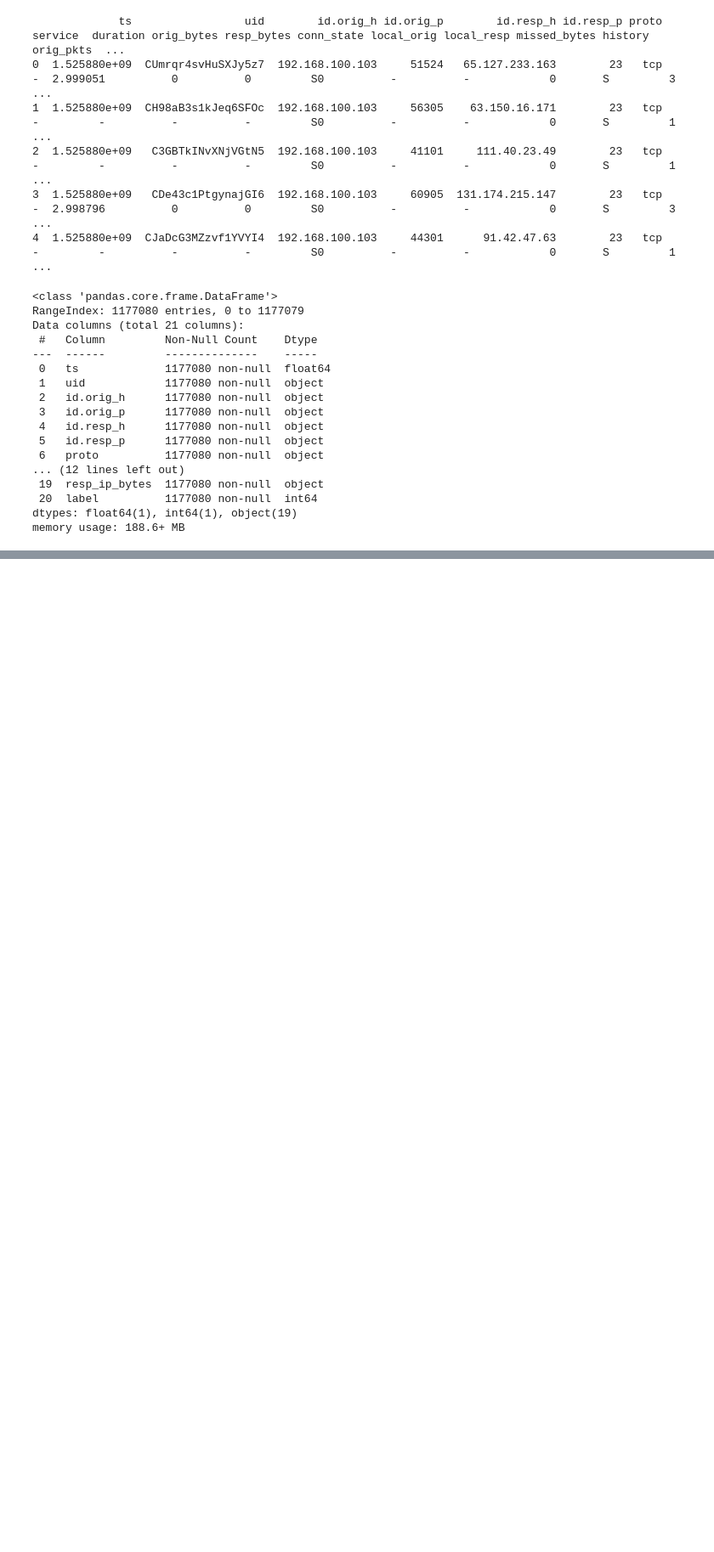
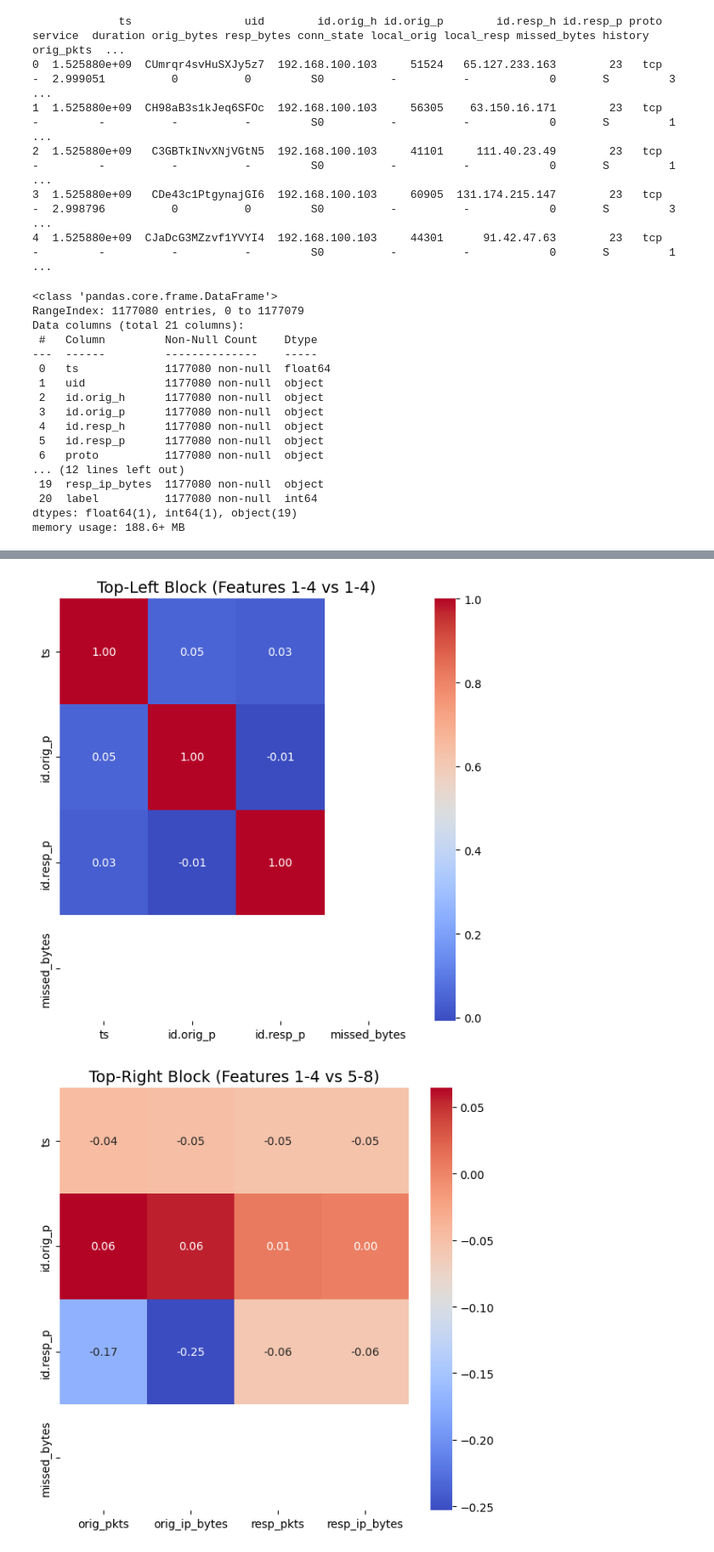
Before and after one commit to Amonion/iot_bot_detector, a Jupyter notebook: CTU_FEATURE_SELECTION.ipynb, the cells around one changed output, grey strips where cells are left out. Shown at 85% size. Drawn from its saved outputs; the diff is of its cells as text; code cells hidden in the pictures; blank space fills up the shorter version.

Commit message:
Add person correlation coefficient

```diff
--- a/CTU_FEATURE_SELECTION.ipynb
+++ b/CTU_FEATURE_SELECTION.ipynb
@@ -81,0 +131,47 @@ fig.show()
+# %%
+folders = ['ctu-1-1', 'ctu-3-1', 'ctu-4-1', 'ctu-5-1', 'ctu-8-1']
+
+first_file_df = None
+label_counts = {}
+
+for folder in folders:
+    attack_file = f"{folder}/attack_data.csv"
+    benign_file = f"{folder}/benign_data.csv"
+
+    attack_df = pd.read_csv(attack_file)
+    benign_df = pd.read_csv(benign_file)
+
+    combined_df = pd.concat([attack_df, benign_df], ignore_index=True)
+
+    if first_file_df is None:
+        first_file_df = combined_df
+
+    labels_in_file = combined_df['label'].value_counts()
+
+    for label, count in labels_in_file.items():
+        if label in label_counts:
+            label_counts[label] += count
+        else:
+            label_counts[label] = count
+
+correlation_matrix = first_file_df.select_dtypes(include=['float64', 'int64']).corr()
+
+block_1 = correlation_matrix.iloc[:4, :4]
+block_2 = correlation_matrix.iloc[:4, 4:]
+block_3 = correlation_matrix.iloc[4:, :4]
+block_4 = correlation_matrix.iloc[4:, 4:]
+
+def plot_correlation_block(block, title):
+    plt.figure(figsize=(6, 6))
+    sns.heatmap(block, annot=True, fmt=".2f", cmap="coolwarm", cbar=True)
+    plt.title(title, fontsize=14)
+    plt.tight_layout()
+    plt.show()
+
+plot_correlation_block(block_1, "Top-Left Block (Features 1-4 vs 1-4)")
+plot_correlation_block(block_2, "Top-Right Block (Features 1-4 vs 5-8)")
+plot_correlation_block(block_3, "Bottom-Left Block (Features 5-8 vs 1-4)")
+plot_correlation_block(block_4, "Bottom-Right Block (Features 5-8 vs 5-8)")
+# %% [output]
+[figure, added]
+[figure, added]
```
Also changed, not shown: parts of 71 cells of this notebook, 2 other files.
